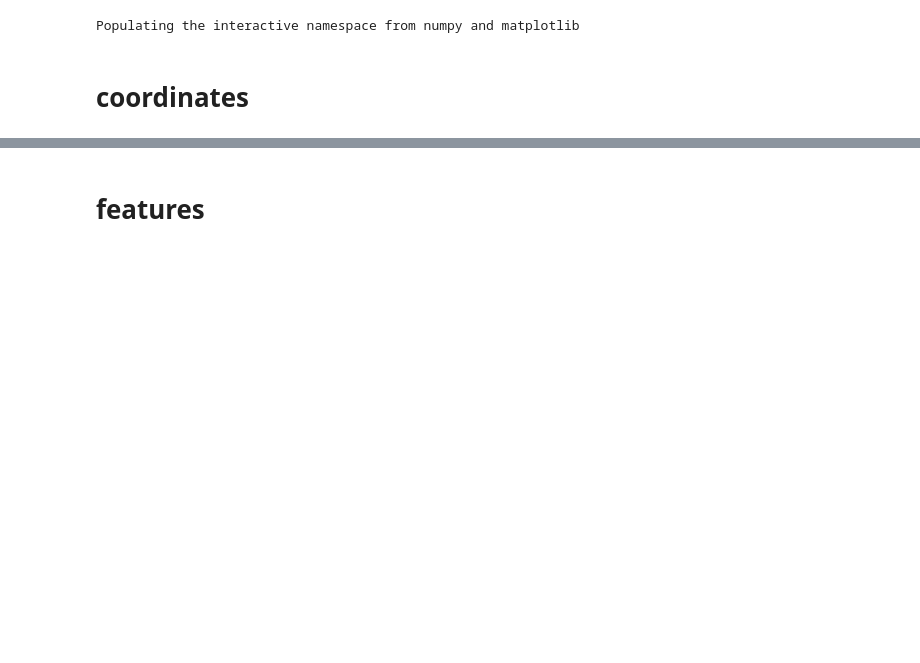
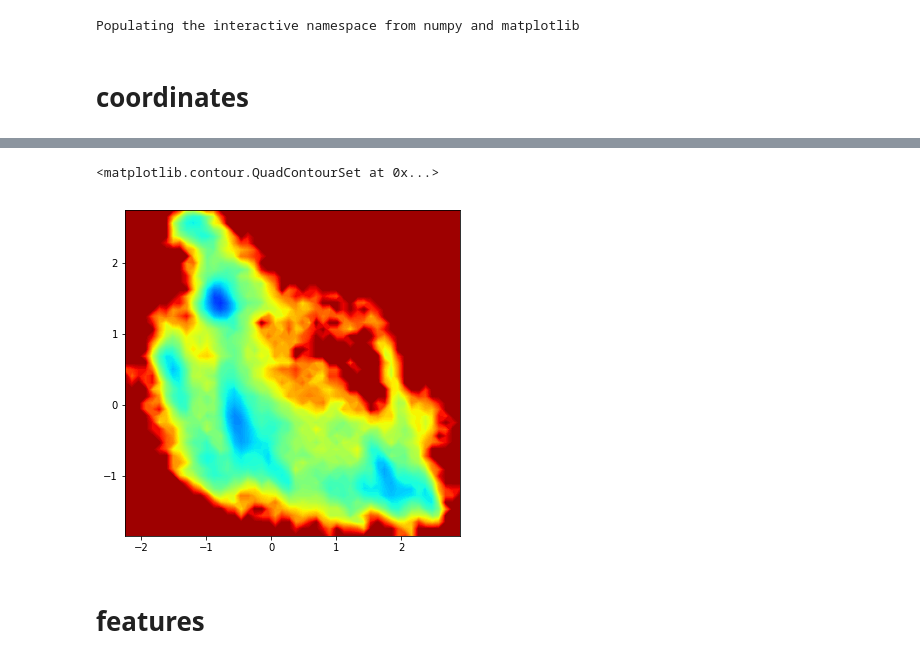
Before and after one commit to uitb/CD4-binding, a Jupyter notebook: MSMs.ipynb, the cells around one changed output, grey strips where cells are left out. Saved outputs shown, nothing was run; the diff lists cells and outputs as text; code cells hidden in the pictures; blank space fills up the shorter version.

```diff
--- a/MSMs.ipynb
+++ b/MSMs.ipynb
@@ -42,3 +98,21 @@ def compute_center_of_mass(traj,atom_indices=None):
+# %%
+figure(figsize=(6,6))
+z,xedge, yedge = np.histogram2d(liganded_x[:,0], liganded_y[:,0], bins=50)
+x = 0.5*(xedge[:-1] + xedge[1:])
+y = 0.5*(yedge[:-1] + yedge[1:])
+zmin_nonzero = np.min(z[np.where(z > 0)])
+z = np.maximum(z, zmin_nonzero)
+F = -2.479*np.log(z)
+F -= np.max(F)
+F = np.minimum(F, 0)
+colors = [(cm.jet(i)) for i in range(40,250)]
+cmap = matplotlib.colors.LinearSegmentedColormap.from_list('new_map', colors, N=300)
+extent = [yedge[0], yedge[-1], xedge[0], xedge[-1]]
+contourf(x,y,F.T, 100, cmap=cmap, extent=extent,)#levels=[i for i in range(-15,0,1)]+[0]
+#savefig('complex_tica_FEL.png',dpi=720,bbox_inches='tight')
+# %% [output]
+<matplotlib.contour.QuadContourSet at 0x...>
+[figure, added]
 # %% [markdown]
 # features
 # %%
```
Also changed, not shown: parts of 38 cells of this notebook.
